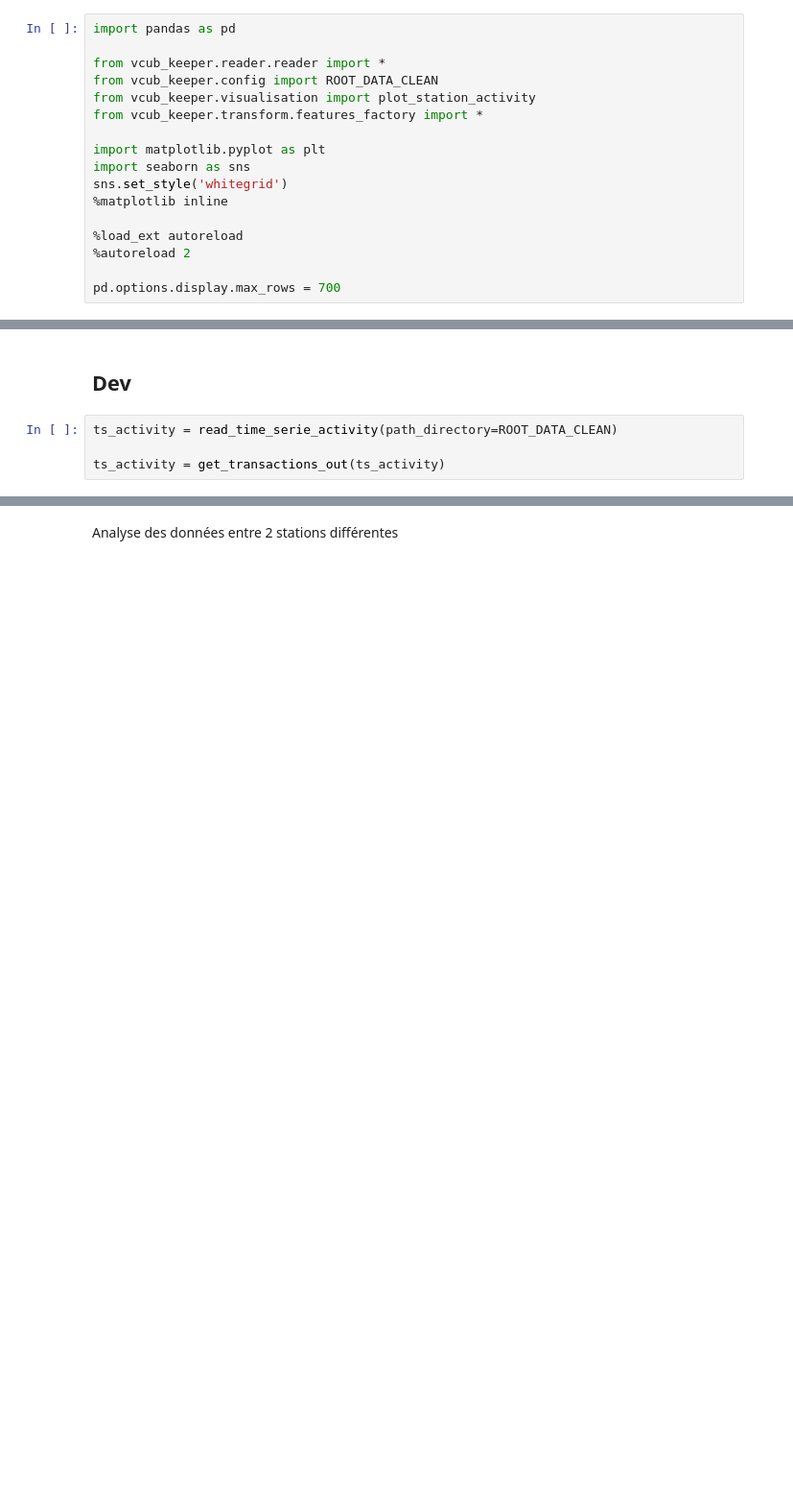
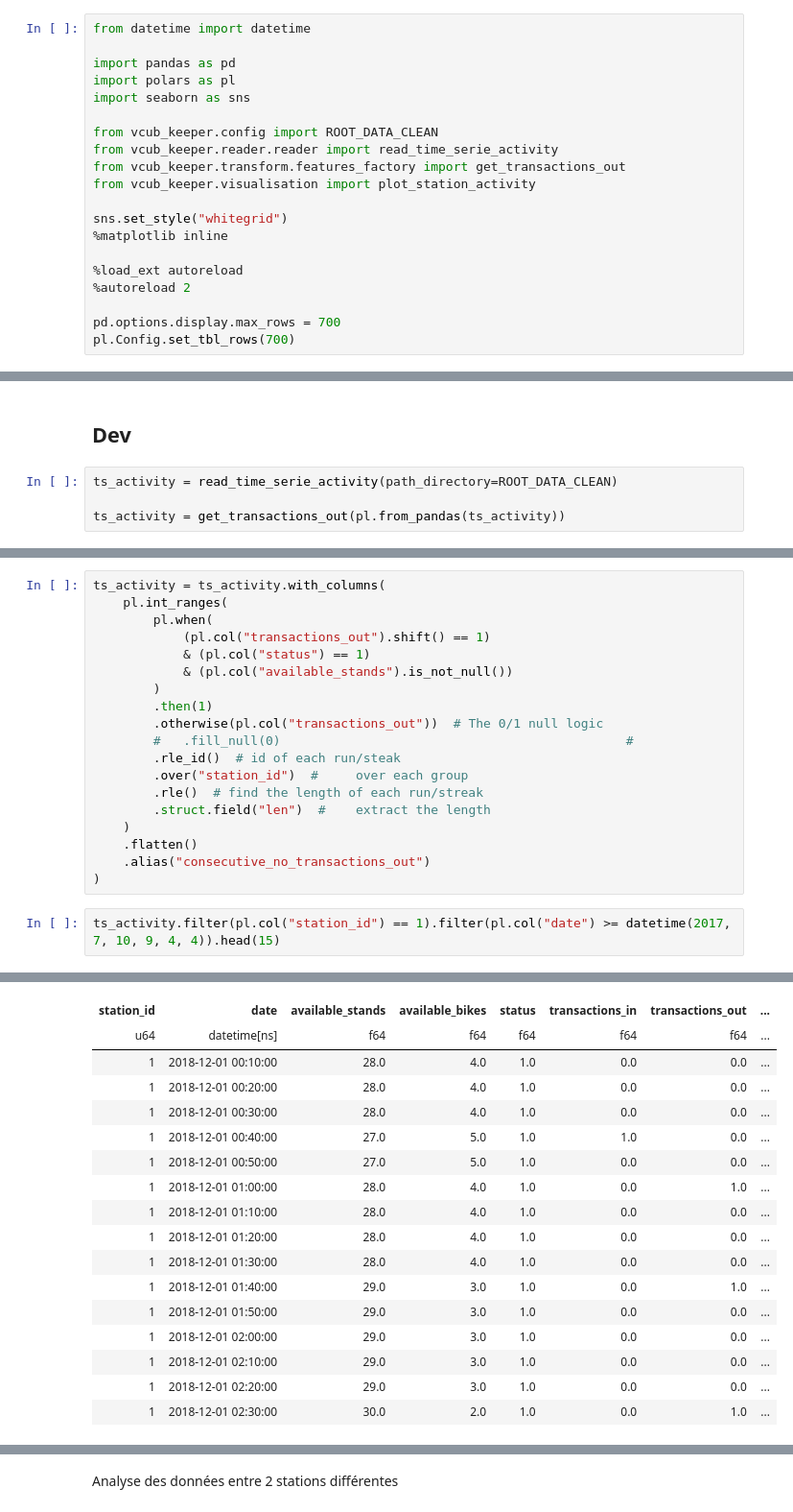
Before and after one commit to armgilles/vcub_keeper, a Jupyter notebook: notebooks/02_Features/04_consecutive_no_transactions_out #10.ipynb, the cells around one changed output, grey strips where cells are left out. Shown at 96% size. Saved outputs shown, nothing was run; the diff lists cells and outputs as text; blank space fills up the shorter version.

```diff
--- a/notebooks/02_Features/04_consecutive_no_transactions_out #10.ipynb
+++ b/notebooks/02_Features/04_consecutive_no_transactions_out #10.ipynb
@@ -2,20 +2,23 @@
 <h1>Table of Contents<span class="tocSkip"></span></h1>
 <div class="toc"><ul class="toc-item"><li><span><a href="#Objectifs" data-toc-modified-id="Objectifs-1"><span class="toc-item-num">1&nbsp;&nbsp;</span>Objectifs</a></span></li><li><span><a href="#Dev" data-toc-modified-id="Dev-2"><span class="toc-item-num">2&nbsp;&nbsp;</span>Dev</a></span></li><li><span><a href="#Industrialisation" data-toc-modified-id="Industrialisation-3"><span class="toc-item-num">3&nbsp;&nbsp;</span>Industrialisation</a></span><ul class="toc-item"><li><ul class="toc-item"><li><span><a href="#Script" data-toc-modified-id="Script-3.0.1"><span class="toc-item-num">3.0.1&nbsp;&nbsp;</span>Script</a></span></li></ul></li></ul></li><li><span><a href="#Analyse-de-la-feature" data-toc-modified-id="Analyse-de-la-feature-4"><span class="toc-item-num">4&nbsp;&nbsp;</span>Analyse de la feature</a></span><ul class="toc-item"><li><span><a href="#Stations-avec-le-plus-grand-nombre-de-non-prise-de-vélo-consécutif" data-toc-modified-id="Stations-avec-le-plus-grand-nombre-de-non-prise-de-vélo-consécutif-4.1"><span class="toc-item-num">4.1&nbsp;&nbsp;</span>Stations avec le plus grand nombre de non prise de vélo consécutif</a></span></li></ul></li></ul></div>
 # %%
+from datetime import datetime
+
 import pandas as pd
+import polars as pl
+import seaborn as sns
 
-from vcub_keeper.reader.reader import *
 from vcub_keeper.config import ROOT_DATA_CLEAN
+from vcub_keeper.reader.reader import read_time_serie_activity
+from vcub_keeper.transform.features_factory import get_transactions_out
 from vcub_keeper.visualisation import plot_station_activity
-from vcub_keeper.transform.features_factory import *
 
-import matplotlib.pyplot as plt
-import seaborn as sns
-sns.set_style('whitegrid')
+sns.set_style("whitegrid")
 %matplotlib inline
 
 %load_ext autoreload
 %autoreload 2
 
 pd.options.display.max_rows = 700
+pl.Config.set_tbl_rows(700)
 # %% [output]
@@ -32,4 +34,4 @@ The autoreload extension is already loaded. To reload it, use:
 # %%
 ts_activity = read_time_serie_activity(path_directory=ROOT_DATA_CLEAN)
 
-ts_activity = get_transactions_out(ts_activity)
+ts_activity = get_transactions_out(pl.from_pandas(ts_activity))
@@ -84,0 +112,22 @@ ts_activity[(ts_activity['station_id'] == 1) & (ts_activity.date >= "2017-07-10
+# %%
+ts_activity = ts_activity.with_columns(
+    pl.int_ranges(
+        pl.when(
+            (pl.col("transactions_out").shift() == 1)
+            & (pl.col("status") == 1)
+            & (pl.col("available_stands").is_not_null())
+        )
+        .then(1)
+        .otherwise(pl.col("transactions_out"))  # The 0/1 null logic
+        #   .fill_null(0)                                              #
+        .rle_id()  # id of each run/steak
+        .over("station_id")  #     over each group
+        .rle()  # find the length of each run/streak
+        .struct.field("len")  #    extract the length
+    )
+    .flatten()
+    .alias("consecutive_no_transactions_out")
+)
+# %%
+ts_activity.filter(pl.col("station_id") == 1).filter(pl.col("date") >= datetime(2017, 7, 10, 9, 4, 4)).head(15)
+# %% [output]
@@ -84,0 +135,17 @@ ts_activity[(ts_activity['station_id'] == 1) & (ts_activity.date >= "2017-07-10
+| station_id | date | available_stands | available_bikes | status | transactions_in | transactions_out | ... |
+| u64 | datetime[ns] | f64 | f64 | f64 | f64 | f64 | ... |
+| 1 | 2018-12-01 00:10:00 | 28.0 | 4.0 | 1.0 | 0.0 | 0.0 | ... |
+| 1 | 2018-12-01 00:20:00 | 28.0 | 4.0 | 1.0 | 0.0 | 0.0 | ... |
+| 1 | 2018-12-01 00:30:00 | 28.0 | 4.0 | 1.0 | 0.0 | 0.0 | ... |
+| 1 | 2018-12-01 00:40:00 | 27.0 | 5.0 | 1.0 | 1.0 | 0.0 | ... |
+| 1 | 2018-12-01 00:50:00 | 27.0 | 5.0 | 1.0 | 0.0 | 0.0 | ... |
+| 1 | 2018-12-01 01:00:00 | 28.0 | 4.0 | 1.0 | 0.0 | 1.0 | ... |
+| 1 | 2018-12-01 01:10:00 | 28.0 | 4.0 | 1.0 | 0.0 | 0.0 | ... |
+| 1 | 2018-12-01 01:20:00 | 28.0 | 4.0 | 1.0 | 0.0 | 0.0 | ... |
+| 1 | 2018-12-01 01:30:00 | 28.0 | 4.0 | 1.0 | 0.0 | 0.0 | ... |
+| 1 | 2018-12-01 01:40:00 | 29.0 | 3.0 | 1.0 | 0.0 | 1.0 | ... |
+| 1 | 2018-12-01 01:50:00 | 29.0 | 3.0 | 1.0 | 0.0 | 0.0 | ... |
+| 1 | 2018-12-01 02:00:00 | 29.0 | 3.0 | 1.0 | 0.0 | 0.0 | ... |
+| 1 | 2018-12-01 02:10:00 | 29.0 | 3.0 | 1.0 | 0.0 | 0.0 | ... |
+| 1 | 2018-12-01 02:20:00 | 29.0 | 3.0 | 1.0 | 0.0 | 0.0 | ... |
+| 1 | 2018-12-01 02:30:00 | 30.0 | 2.0 | 1.0 | 0.0 | 1.0 | ... |
```
Also changed, not shown: parts of 35 cells of this notebook, 1 other file.
